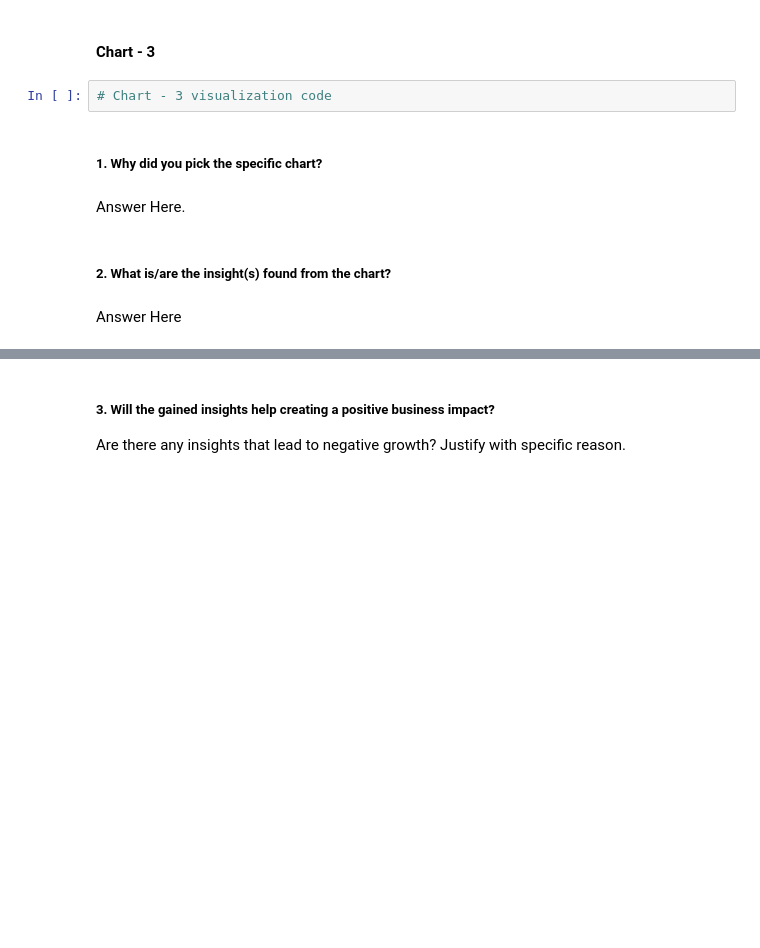
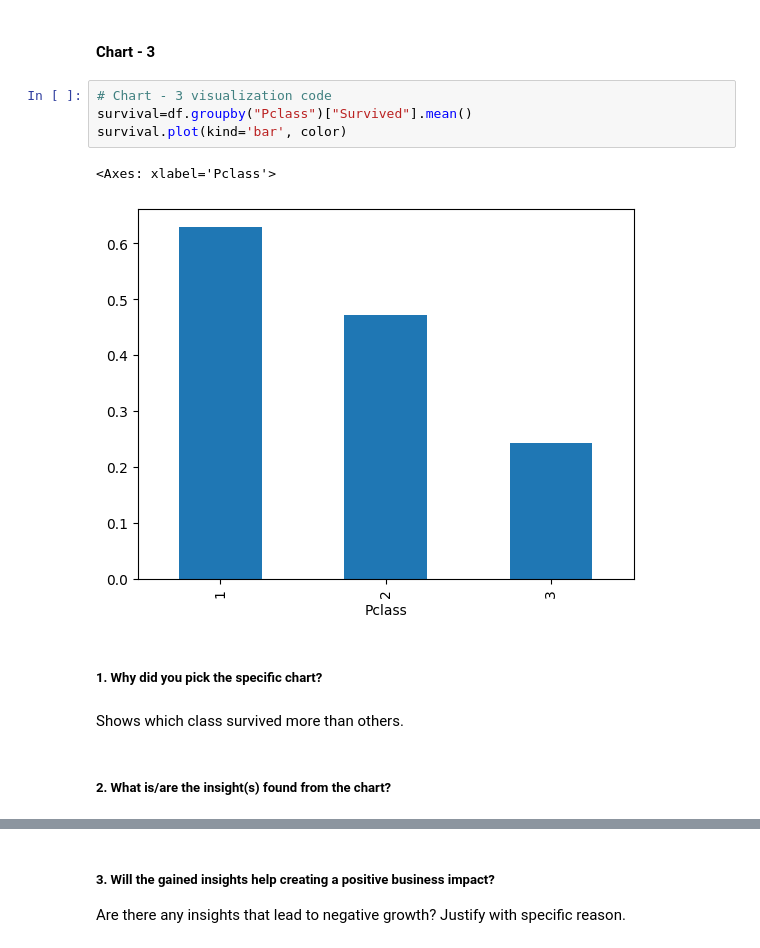
Before and after one commit to AkshitaKaushik/titanic-data-analysis, a Jupyter notebook: Capstone_EDA_Project.ipynb, the cells around one changed output, grey strips where cells are left out. Saved outputs shown, nothing was run; the diff lists cells and outputs as text; blank space fills up the shorter version.

```diff
--- a/Capstone_EDA_Project.ipynb
+++ b/Capstone_EDA_Project.ipynb
@@ -358,11 +433,14 @@ Answer Here
 #### Chart - 3
 # %%
 # Chart - 3 visualization code
+survival=df.groupby("Pclass")["Survived"].mean()
+survival.plot(kind='bar', color)
+# %% [output]
+<Axes: xlabel='Pclass'>
+[figure, added]
 # %% [markdown]
 ##### 1. Why did you pick the specific chart?
-# %% [markdown]
-Answer Here.
+# %% [markdown]
+Shows which class survived more than others.
 # %% [markdown]
 ##### 2. What is/are the insight(s) found from the chart?
-# %% [markdown]
-Answer Here
```
Also changed, not shown: parts of 92 cells of this notebook.
